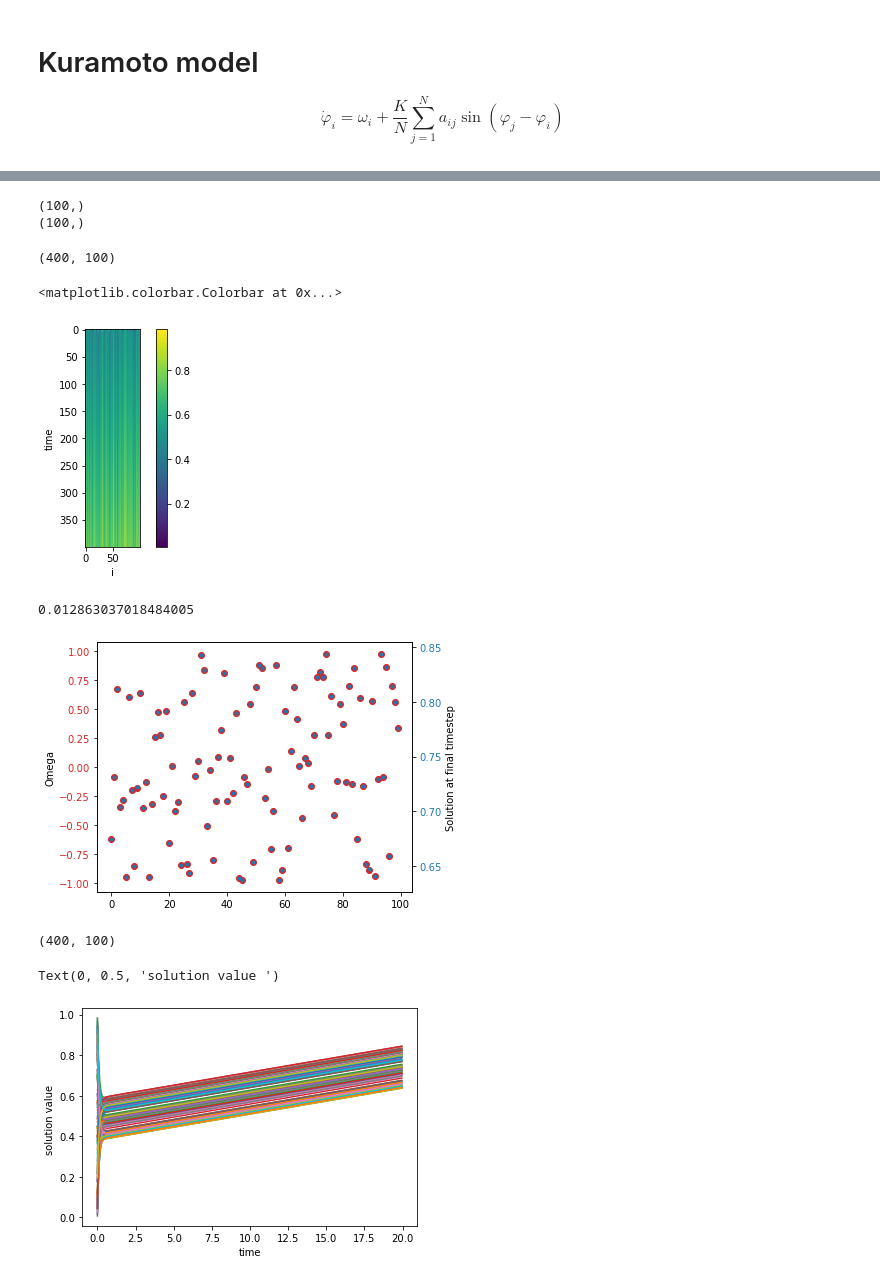
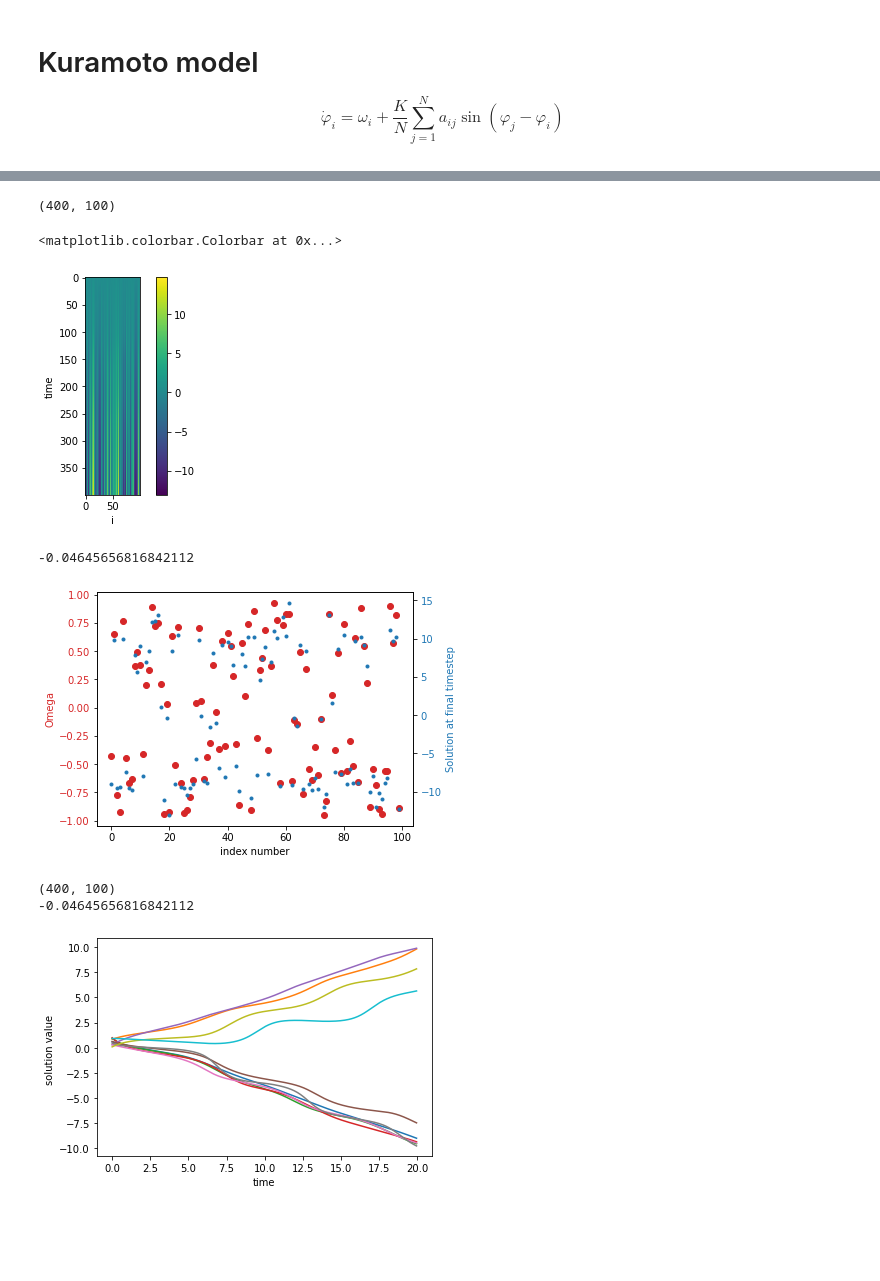
Before and after one commit to KatieJ16/Coupled_oscillators, a Jupyter notebook: Kuramoto_model.ipynb, the cells around one changed output, grey strips where cells are left out. Cells and saved outputs as stored; diff of their text form; code cells hidden in the pictures; blank space fills up the shorter version.

Commit message:
adding some svd stuff and more exploring with different p values

```diff
--- a/Kuramoto_model.ipynb
+++ b/Kuramoto_model.ipynb
@@ -26,7 +26,7 @@ def make_A(N, p = 1):
     return A
 
 # A = np.ones((N,N)) - np.eye(N) #this is all to all right now, but want to make it so you can set the number of connections
-A = make_A(N, p = 1)
+A = make_A(N, p = 0.1)
 print(np.sum(A)/(N**2))
 plt.figure()
 plt.imshow(A)
@@ -143,12 +112,6 @@ plt.show()
 # %%
-# phi = np.zeros(N)
-print(np.zeros(N).shape)
-# print(t.shape)
-print(omega.shape)
+#do the integration part
 sol = odeint(phi_dot, np.random.uniform(0,1,size = (N)), np.arange(0, T_max, dt), args=(omega, K))
-# %% [output]
-(100,)
-(100,)
 # %%
 print(sol.shape)
 plt.imshow(sol)
@@ -158,46 +121,47 @@ plt.colorbar()
 # %% [output]
 (400, 100)
 <matplotlib.colorbar.Colorbar at 0x...>
-[figure, old version]
+[figure, new version]
 # %%
 fig, ax1 = plt.subplots()
 
 color = 'tab:red'
-# ax1.set_xlabel('time (s)')
-# ax1.set_ylabel('exp', color=color)
+ax1.set_xlabel('index number')
+ax1.set_ylabel('Omega', color=color)
 # omega_test = omega +np.random.uniform(0,1, size = (omega.shape))
 ax1.plot(omega, 'o', color=color,linewidth=7.0)
 print(np.mean(omega))
 ax1.tick_params(axis='y', labelcolor=color)
-ax1.set_ylabel("Omega")
 
 ax2 = ax1.twinx()  # instantiate a second axes that shares the same x-axis
 
 color = 'tab:blue'
-# ax2.set_ylabel('sin', color=color)  # we already handled the x-label with ax1
+ax2.set_ylabel('Solution at final timestep', color=color)  # we already handled the x-label with ax1
 ax2.plot(sol[-1,:], '.', color=color, linewidth=2.0)
 ax2.tick_params(axis='y', labelcolor=color)
-ax2.set_ylabel("Solution at final timestep")
-
 
 fig.tight_layout()  # otherwise the right y-label is slightly clipped
 plt.show()
 # %% [output]
-0.012863037018484005
+-0.04645656816842112
-[figure, old version]
+[figure, new version]
 # %%
 print(sol.shape)
 # plt.plot(np.sin(sol[:,0]))
 # plt.plot(sol[:,0])
 # plt.plot(sol[:,1])
 # plt.plot(sol[:,2])
-for i in range(100):
+for i in range(10):
     plt.plot(np.arange(0, T_max, dt), sol[:,i])
 plt.xlabel("time")
 plt.ylabel("solution value ")
+
+# plt.plot(np.linspace(0,20), np.linspace(0,20)*np.mean(omega) + np.mean(sol[0,:]), 'black', linewidth = 2)
+
+print(np.mean(omega))
 # plt.plot(np.sin(sol[:,1]))
 # plt.plot(np.sin(sol[:,2]))
 # %% [output]
 (400, 100)
+-0.04645656816842112
-Text(0, 0.5, 'solution value ')
-[figure, old version]
+[figure, new version]
```
Also changed, not shown: parts of 17 cells of this notebook.
